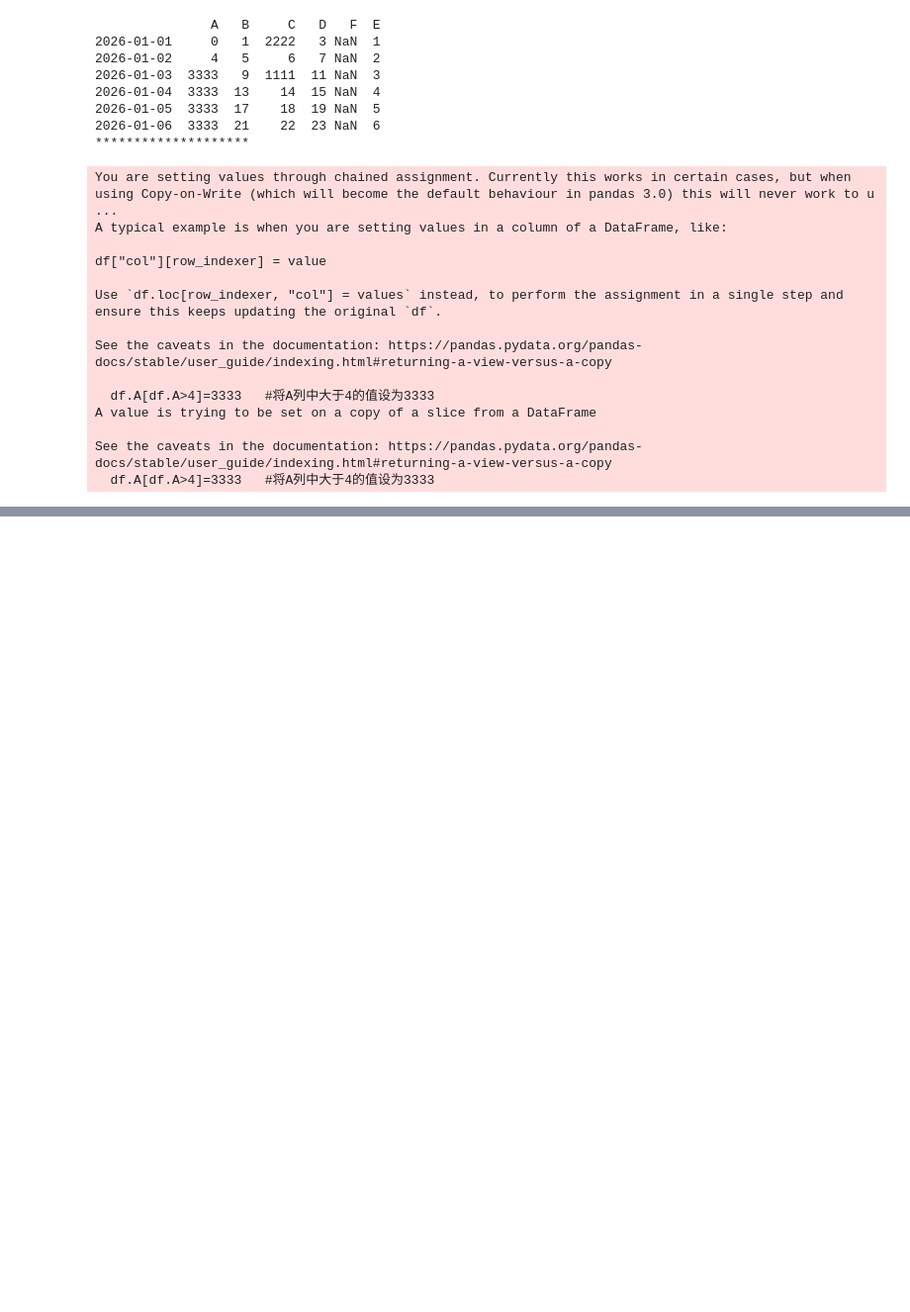
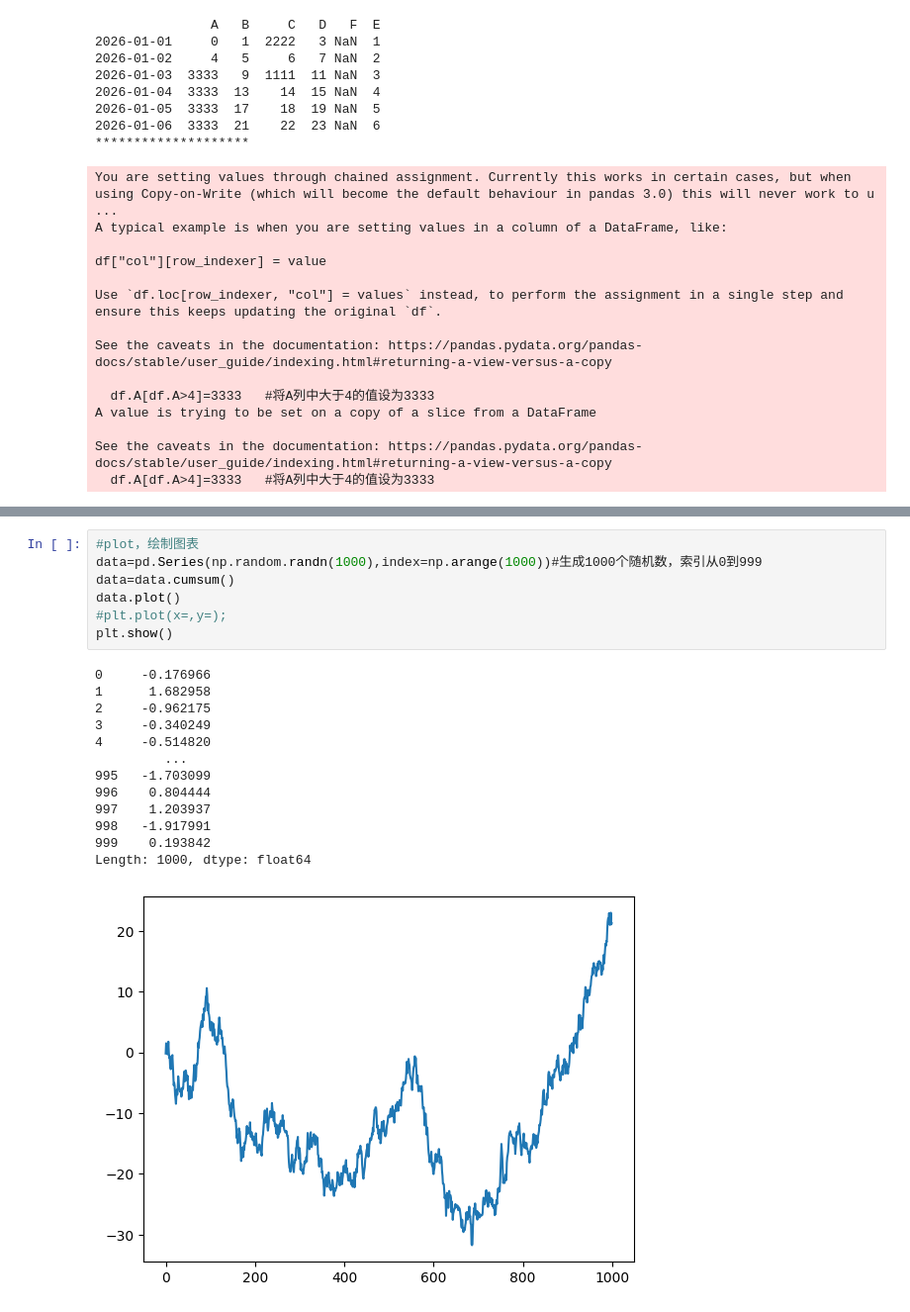
Before and after one commit to yidazhang993-web/pythoncode, a Jupyter notebook: numpyandpandas.ipynb, the cells around one changed output, grey strips where cells are left out. Shown at 99% size. Drawn from its saved outputs; the diff is of its cells as text; blank space fills up the shorter version.

```diff
--- a/numpyandpandas.ipynb
+++ b/numpyandpandas.ipynb
@@ -403,0 +595,21 @@ print(df)
+# %%
+#plot，绘制图表
+data=pd.Series(np.random.randn(1000),index=np.arange(1000))#生成1000个随机数，索引从0到999
+data=data.cumsum()
+data.plot()
+#plt.plot(x=,y=);
+plt.show()
+# %% [output]
+0     -0.176966
+1      1.682958
+2     -0.962175
+3     -0.340249
+4     -0.514820
+         ...
+995   -1.703099
+996    0.804444
+997    1.203937
+998   -1.917991
+999    0.193842
+Length: 1000, dtype: float64
+[figure, added]
```
Also changed, not shown: parts of 15 cells of this notebook.
